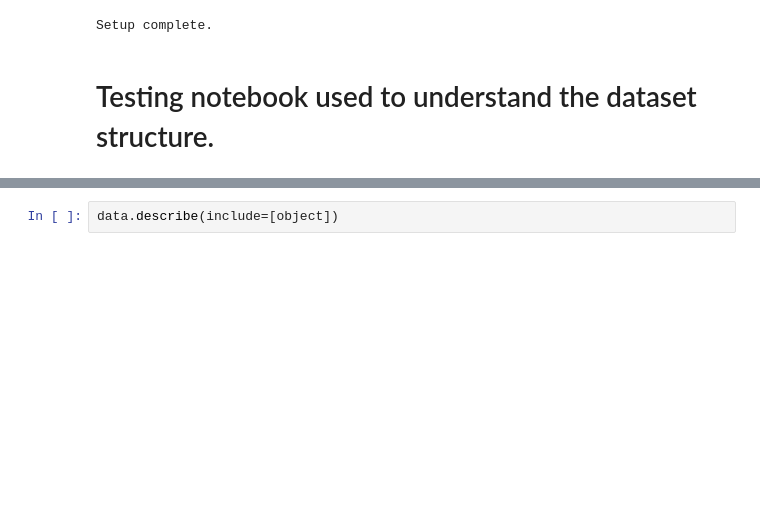
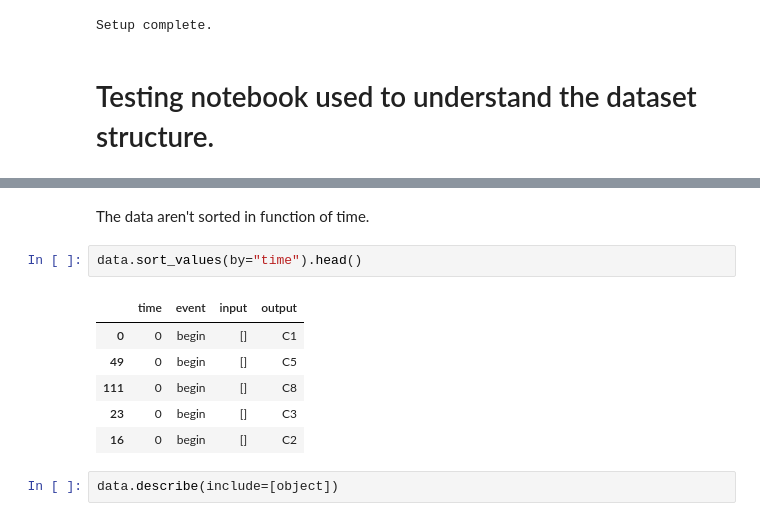
Before and after one commit to Valentin-Molina/ecn_radiobiology, a Jupyter notebook: notebook/test.ipynb, the cells around one changed output, grey strips where cells are left out. Drawn from its saved outputs; the diff is of its cells as text; blank space fills up the shorter version.

```diff
--- a/notebook/test.ipynb
+++ b/notebook/test.ipynb
@@ -25,6 +26,17 @@ data.head()
 | 2 | 238 | div | C1.1 | ['C1.1.1', 'C1.1.2'] |
 | 3 | 386 | div | C1.1.1 | ['C1.1.1.1', 'C1.1.1.2'] |
 | 4 | 432 | end | C1.1.1.1 | [] |
+# %% [markdown]
+The data aren't sorted in function of time.
+# %%
+data.sort_values(by="time").head()
+# %% [output]
+|  | time | event | input | output |
+| 0 | 0 | begin | [] | C1 |
+| 49 | 0 | begin | [] | C5 |
+| 111 | 0 | begin | [] | C8 |
+| 23 | 0 | begin | [] | C3 |
+| 16 | 0 | begin | [] | C2 |
 # %%
 data.describe(include=[object])
 # %% [output]
```
Also changed, not shown: parts of 7 cells of this notebook.
